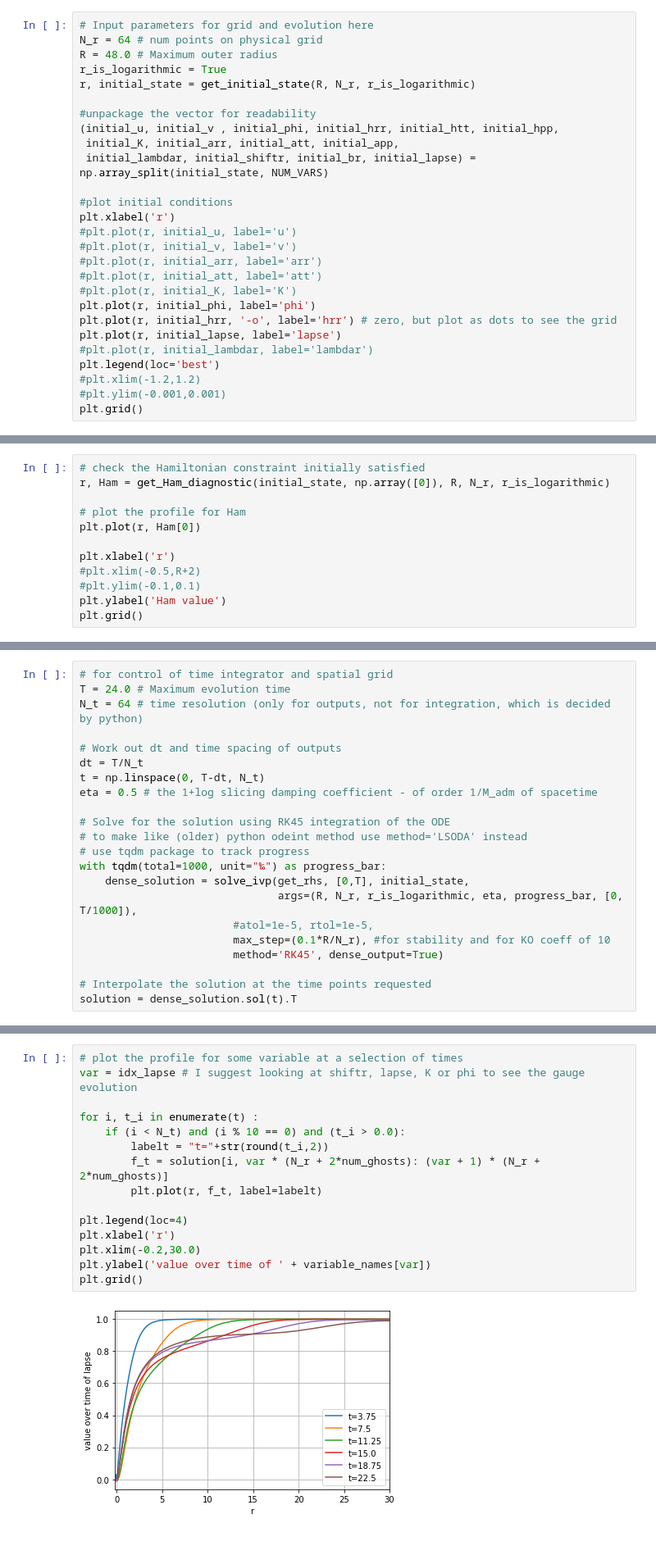
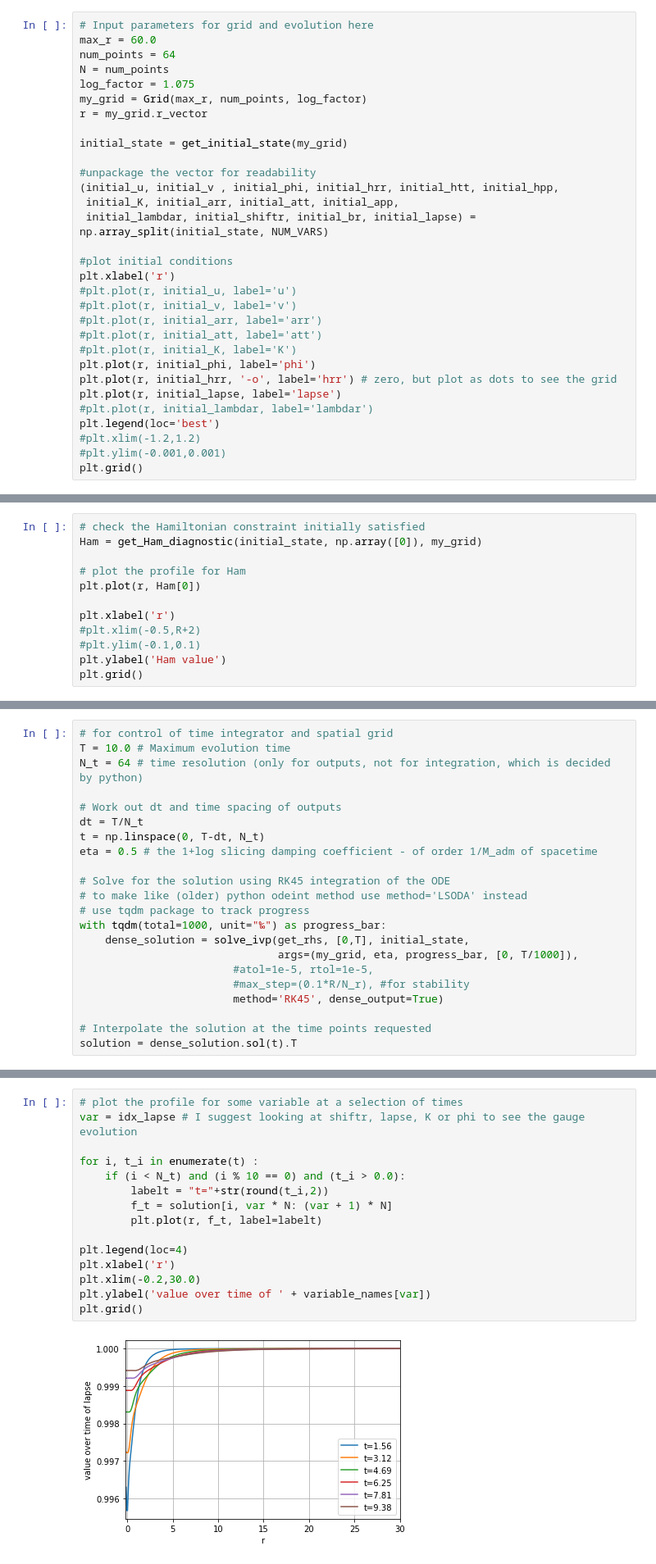
Before and after one commit to GRTLCollaboration/engrenage, a Jupyter notebook: examples/BHEvolution.ipynb, the cells around one changed output, grey strips where cells are left out. Shown at 82% size. Drawn from its saved outputs; the diff is of its cells as text.

```diff
--- a/examples/BHEvolution.ipynb
+++ b/examples/BHEvolution.ipynb
@@ -27,9 +28,13 @@ from source.hamdiagnostic import *             # go here to change the Ham const
 # %%
 # Input parameters for grid and evolution here
-N_r = 64 # num points on physical grid
-R = 48.0 # Maximum outer radius
-r_is_logarithmic = True
-r, initial_state = get_initial_state(R, N_r, r_is_logarithmic)
+max_r = 60.0
+num_points = 64
+N = num_points
+log_factor = 1.075
+my_grid = Grid(max_r, num_points, log_factor)
+r = my_grid.r_vector
+
+initial_state = get_initial_state(my_grid)
 
 #unpackage the vector for readability
 (initial_u, initial_v , initial_phi, initial_hrr, initial_htt, initial_hpp,
@@ -56,6 +61,6 @@ plt.grid()
 # %%
 # check the Hamiltonian constraint initially satisfied
-r, Ham = get_Ham_diagnostic(initial_state, np.array([0]), R, N_r, r_is_logarithmic)
+Ham = get_Ham_diagnostic(initial_state, np.array([0]), my_grid)
 
 # plot the profile for Ham
 plt.plot(r, Ham[0])
@@ -70,6 +75,6 @@ plt.grid()
 # %%
 # for control of time integrator and spatial grid
-T = 24.0 # Maximum evolution time
+T = 10.0 # Maximum evolution time
 N_t = 64 # time resolution (only for outputs, not for integration, which is decided by python)
 
 # Work out dt and time spacing of outputs
@@ -82,9 +87,9 @@ eta = 0.5 # the 1+log slicing damping coefficient - of order 1/M_adm of spacetim
 # use tqdm package to track progress
 with tqdm(total=1000, unit="‰") as progress_bar:
     dense_solution = solve_ivp(get_rhs, [0,T], initial_state,
-                               args=(R, N_r, r_is_logarithmic, eta, progress_bar, [0, T/1000]),
+                               args=(my_grid, eta, progress_bar, [0, T/1000]),
                         #atol=1e-5, rtol=1e-5,
-                        max_step=(0.1*R/N_r), #for stability and for KO coeff of 10
+                        #max_step=(0.1*R/N_r), #for stability
                         method='RK45', dense_output=True)
 
 # Interpolate the solution at the time points requested
@@ -110,19 +115,19 @@ plt.grid()
 # %%
 # plot the profile for some variable at a selection of times
 var = idx_lapse # I suggest looking at shiftr, lapse, K or phi to see the gauge evolution
 
 for i, t_i in enumerate(t) :
     if (i < N_t) and (i % 10 == 0) and (t_i > 0.0):
         labelt = "t="+str(round(t_i,2))
-        f_t = solution[i, var * (N_r + 2*num_ghosts): (var + 1) * (N_r + 2*num_ghosts)]
+        f_t = solution[i, var * N: (var + 1) * N]
         plt.plot(r, f_t, label=labelt)
 
 plt.legend(loc=4)
 plt.xlabel('r')
 plt.xlim(-0.2,30.0)
 plt.ylabel('value over time of ' + variable_names[var])
 plt.grid()
 # %% [output]
-[figure, old version]
+[figure, new version]
 # %%
 # calculate the diagnostics, just the Hamiltonian constraint for now
```
Also changed, not shown: parts of 6 cells of this notebook, 7 other files.
